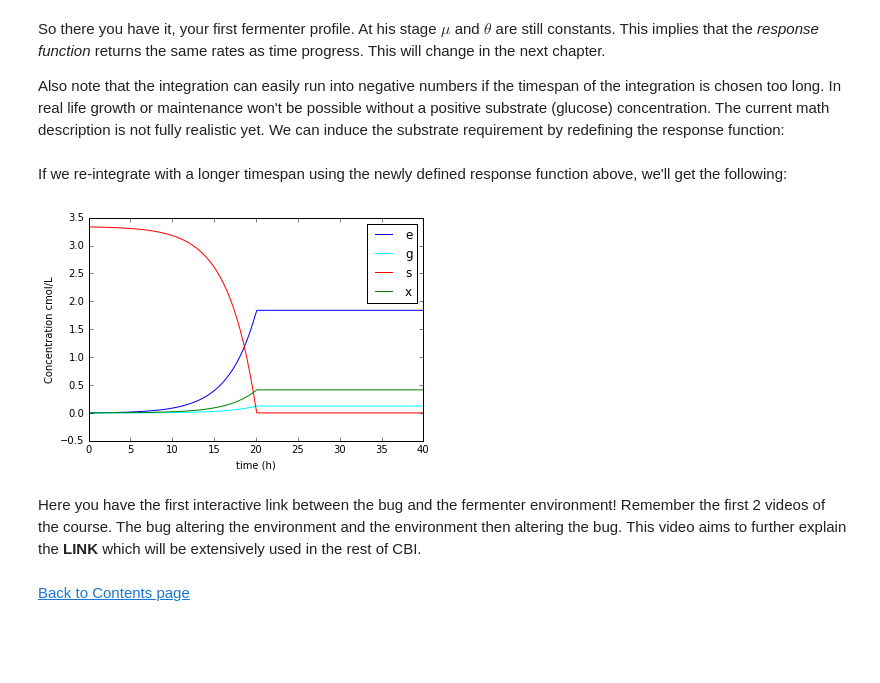
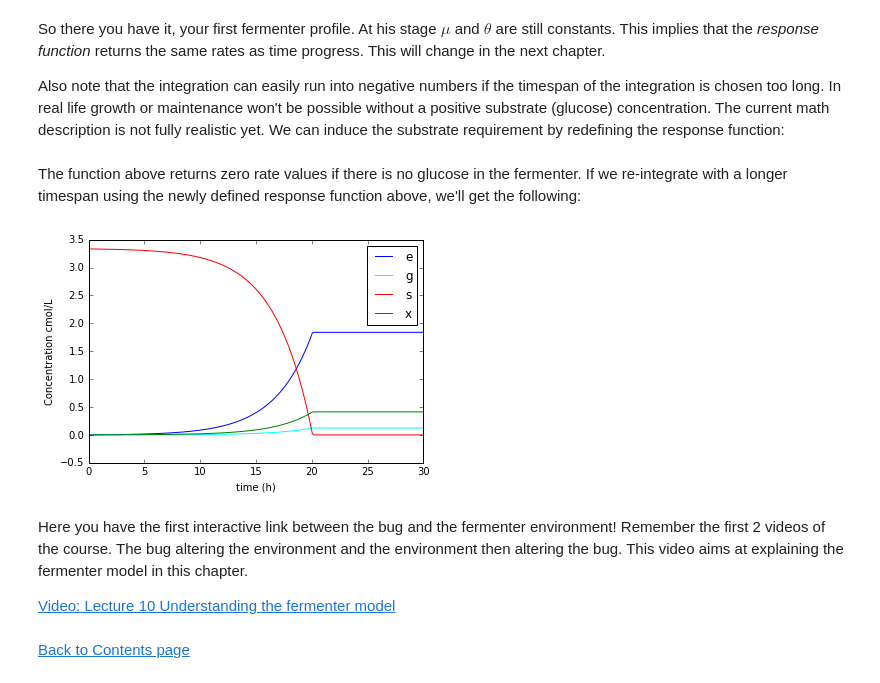
Before and after one commit to willienicol/Biochemical-engineering-notes, a Jupyter notebook: 5 Basic bioreactor modeling/The fermenter equation.ipynb, the cells around one changed output. Drawn from its saved outputs; the diff is of its cells as text; code cells hidden in the pictures; blank space fills up the shorter version.

```diff
--- a/5 Basic bioreactor modeling/The fermenter equation.ipynb
+++ b/5 Basic bioreactor modeling/The fermenter equation.ipynb
@@ -78,7 +78,7 @@ def response_fun(C):
     r = numpy.linalg.solve(S, K)
 
 
-    return [mu,       # important to see the order of the rates (X,S,G,E)
+    return [r[1,0],   # important to see the order of the rates (X,S,G,E)
            -r[0,0],   # glucose, note the negative since the flux model calculated (-rs)
             r[3,0],   # glycerol
             r[4,0]]   # ethanol
@@ -153,27 +154,29 @@ def response_fun(C):
 # %% [markdown]
-If we re-integrate with a longer timespan using the newly defined response function above, we'll get the following:
+The function above returns zero rate values if there is no glucose in the fermenter. If we re-integrate with a longer timespan using the newly defined response function above, we'll get the following:
 # %%
 Co=[0.001, 100/30,0,0]                     # [Cxo, Cso, Cgo, Ceo] in cmol/L
-tmax=40                                    # Integrate for 20 hours
+tmax=30                                    # Integrate for 20 hours
 tspan=numpy.linspace(0,tmax,200)           # define the timespan of the integration
 C = odeint(ferm_eq, Co, tspan)             # integration via odeint that calls apon ferm_eq
 
 Cx=C[:,0]
 Cs=C[:,1]
 Cg=C[:,2]
 Ce=C[:,3]
 
 plt.plot(tspan, Ce, color='blue', label='e')
 plt.plot(tspan, Cg, color='cyan', label='g')
 plt.plot(tspan, Cs, color='red',label='s')
 plt.plot(tspan, Cx, color='green',label='x')
 plt.legend(loc='best')
 plt.ylabel('Concentration cmol/L')
 plt.xlabel('time (h)')
 plt.show()
 # %% [output]
-[figure, old version]
+[figure, new version]
 # %% [markdown]
-Here you have the first interactive link between the bug and the fermenter environment! Remember the first 2 videos of the course. The bug altering the environment and the environment then altering the bug. This video aims to further explain the **LINK** which will be extensively used in the rest of CBI.
+Here you have the first interactive link between the bug and the fermenter environment! Remember the first 2 videos of the course. The bug altering the environment and the environment then altering the bug. This video aims at explaining the fermenter model in this chapter.
+
+[Video: Lecture 10 Understanding the fermenter model](https://www.youtube.com/watch?v=GJ6Eqi0tdo0)
 # %% [markdown]
 [Back to Contents page](https://nbviewer.jupyter.org/github/willienicol/Biochemical-engineering-notes/blob/master/List%20of%20contents.ipynb)
```
Also changed, not shown: parts of 3 cells of this notebook, 2 other files.
